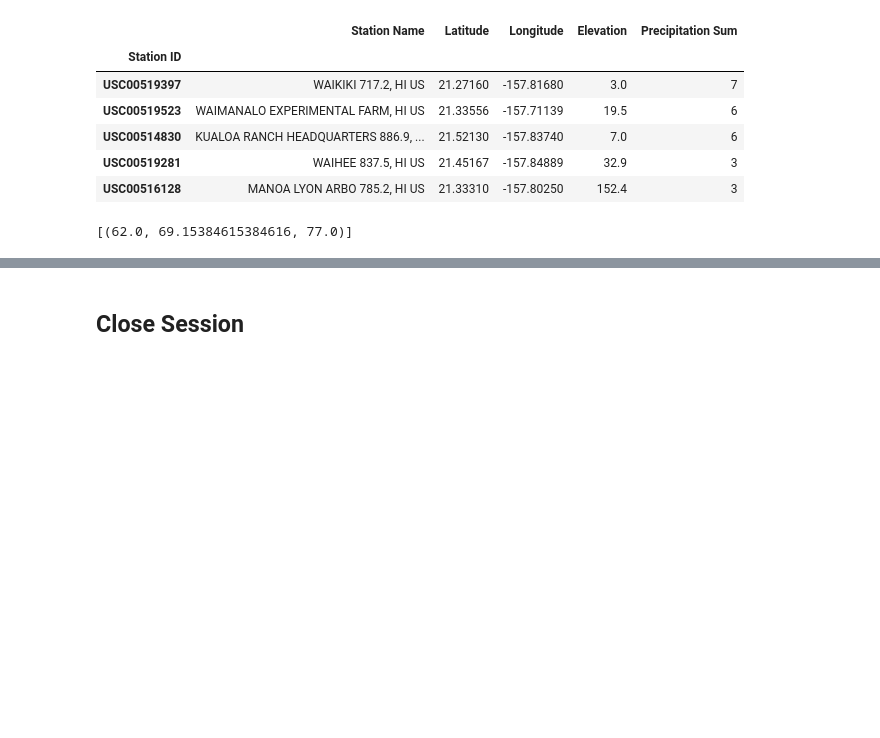
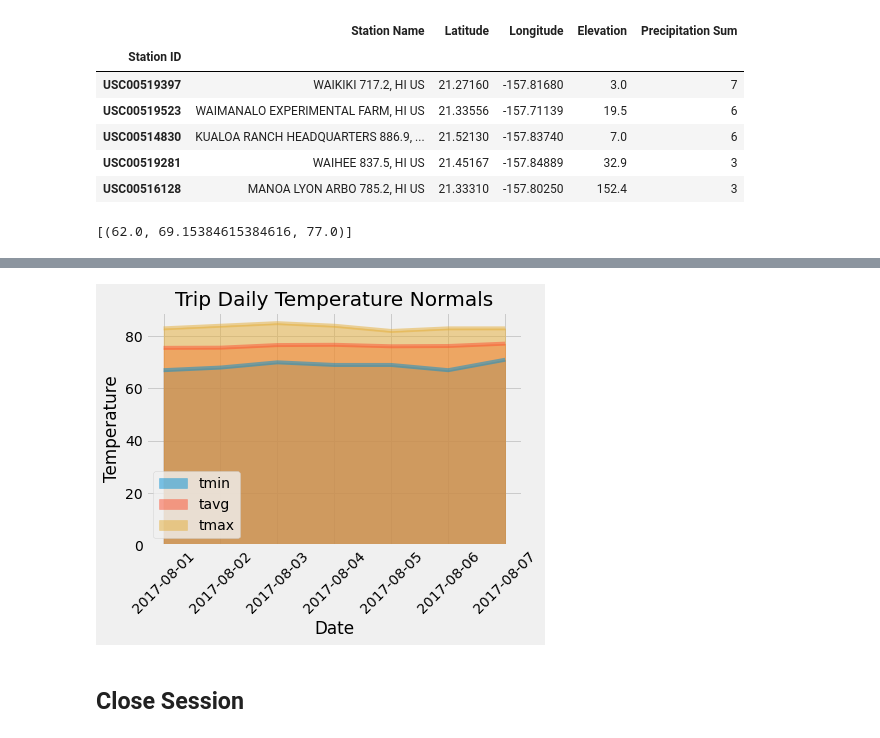
Before and after one commit to RobinWaves/sqlalchemy-challenge, a Jupyter notebook: temp_analysis_bonus_2.ipynb, the cells around one changed output, grey strips where cells are left out. Cells and saved outputs as stored; diff of their text form; code cells hidden in the pictures; blank space fills up the shorter version.

```diff
--- a/temp_analysis_bonus_2.ipynb
+++ b/temp_analysis_bonus_2.ipynb
@@ -148,16 +148,26 @@ end_date = '2017-08-07'
 start_dt_obj = dt.datetime.strptime(start_date, '%Y-%m-%d')
 end_dt_obj = dt.datetime.strptime(end_date, '%Y-%m-%d')
 
-range_dates = []
+trip_dates = []
 while start_dt_obj <= end_dt_obj:
-    range_dates.append(start_dt_obj)
+    trip_dates.append(start_dt_obj)
     start_dt_obj += timedelta(days=1)
 
 # Strip off the year and save a list of strings in the format %m-%d
-trip_dates = np.ravel(range_dates)
+trip_dates = np.ravel(trip_dates)
+no_year = []
+trip_dates_str = []
+
 for trip in trip_dates:
-    print(trip.year)
+    dateStr = trip.strftime('%m-%d')
+    no_year.append(dateStr)
+    trip_dates_str.append(trip.strftime('%Y-%m-%d'))
 
 # Use the `daily_normals` function to calculate the normals for each date string
 # and append the results to a list called `normals`.
+norms = []
+for year in no_year:
+    norm = daily_normals(year)
+    norms.append(norm)
+norms
 # %% [output]
@@ -171,2 +181,7 @@ for trip in trip_dates:
 # %%
 # Load the previous query results into a Pandas DataFrame and add the `trip_dates` range as the `date` index
+trip_df = pd.DataFrame(norms)
+df2 = pd.DataFrame(trip_df[0].to_list(), columns=['tmin', 'tavg', 'tmax'])
+df2['Date'] = trip_dates_str
+df2.set_index('Date', inplace=True)
+df2
@@ -173,5 +198,15 @@ for trip in trip_dates:
 # %%
 # Plot the daily normals as an area plot with `stacked=False`
+df2.plot.area(stacked=False)
+plt.xticks(rotation=45)
+plt.title("Trip Daily Temperature Normals")
+plt.ylabel("Temperature")
+plt.legend(loc='best')
+
+plt.savefig('Images/DailyNorms')
+plt.show()
+# %% [output]
+[figure, added]
 # %% [markdown]
 ## Close Session
 # %%
```
Also changed, not shown: parts of 2 cells of this notebook, 1 other file.
